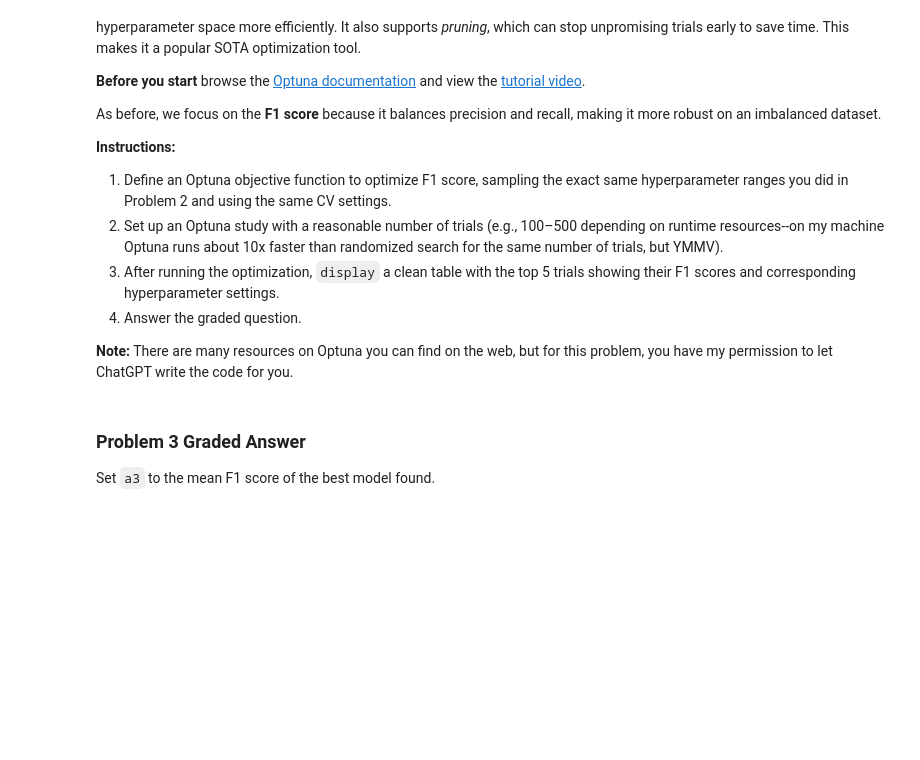
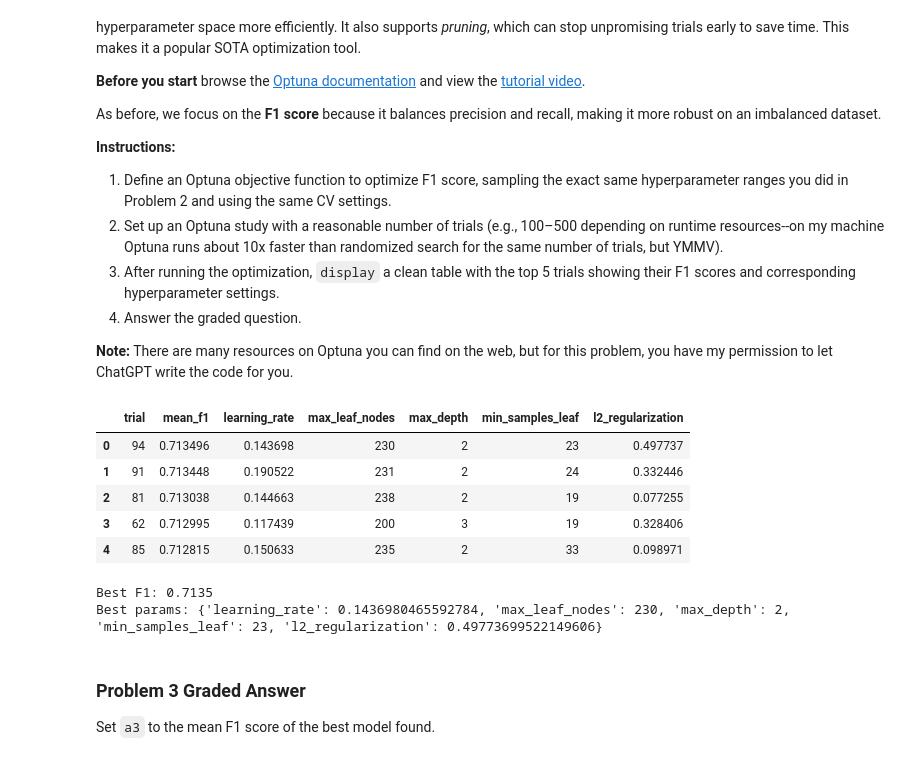
Before and after one commit to reynolkb-bu/Module-3-Assignments, a Jupyter notebook: Homework_08.ipynb, the cells around one changed output. Saved outputs shown, nothing was run; the diff lists cells and outputs as text; code cells hidden in the pictures; blank space fills up the shorter version.

```diff
--- a/Homework_08.ipynb
+++ b/Homework_08.ipynb
@@ -406,3 +404,51 @@ As before, we focus on the **F1 score** because it balances precision and recall
+# %%
+# Your code here
+
+def optuna_objective(trial):
+    params = {
+        'gb__learning_rate':     trial.suggest_float('learning_rate', 1e-3, 0.3, log=True),
+        'gb__max_leaf_nodes':    trial.suggest_int('max_leaf_nodes', 16, 256),
+        'gb__max_depth':         trial.suggest_int('max_depth', 2, 10),
+        'gb__min_samples_leaf':  trial.suggest_int('min_samples_leaf', 10, 200),
+        'gb__l2_regularization': trial.suggest_float('l2_regularization', 0.0, 2.0),
+    }
+
+    model = pipelined_model.set_params(**params)
+
+    cv = StratifiedKFold(n_splits=5, shuffle=True, random_state=random_seed)
+    scores = cross_val_score(model, X_train, y_train, cv=cv, scoring='f1', n_jobs=-1)
+    return scores.mean()
+
+optuna.logging.set_verbosity(optuna.logging.WARNING)
+
+study = optuna.create_study(
+    direction='maximize',
+    sampler=optuna.samplers.TPESampler(seed=random_seed)
+)
+
+study.optimize(optuna_objective, n_trials=100, show_progress_bar=True)
+
+# Show top 5 results
+trials_df = study.trials_dataframe().sort_values('value', ascending=False).head(5)
+top5_optuna = trials_df[['number', 'value',
+                         'params_learning_rate', 'params_max_leaf_nodes',
+                         'params_max_depth', 'params_min_samples_leaf',
+                         'params_l2_regularization']].reset_index(drop=True)
+top5_optuna.columns = ['trial', 'mean_f1', 'learning_rate', 'max_leaf_nodes',
+                        'max_depth', 'min_samples_leaf', 'l2_regularization']
+display(top5_optuna)
+
+print(f"\nBest F1: {study.best_value:.4f}")
+print(f"Best params: {study.best_params}")
+# %% [output]
+|  | trial | mean_f1 | learning_rate | max_leaf_nodes | max_depth | min_samples_leaf | l2_regularization |
+| 0 | 94 | 0.713496 | 0.143698 | 230 | 2 | 23 | 0.497737 |
+| 1 | 91 | 0.713448 | 0.190522 | 231 | 2 | 24 | 0.332446 |
+| 2 | 81 | 0.713038 | 0.144663 | 238 | 2 | 19 | 0.077255 |
+| 3 | 62 | 0.712995 | 0.117439 | 200 | 3 | 19 | 0.328406 |
+| 4 | 85 | 0.712815 | 0.150633 | 235 | 2 | 33 | 0.098971 |
+Best F1: 0.7135
+Best params: {'learning_rate': 0.1436980465592784, 'max_leaf_nodes': 230, 'max_depth': 2, 'min_samples_leaf': 23, 'l2_regularization': 0.49773699522149606}
 # %% [markdown]
 ### Problem 3 Graded Answer
 
```
Also changed, not shown: parts of 4 cells of this notebook.
